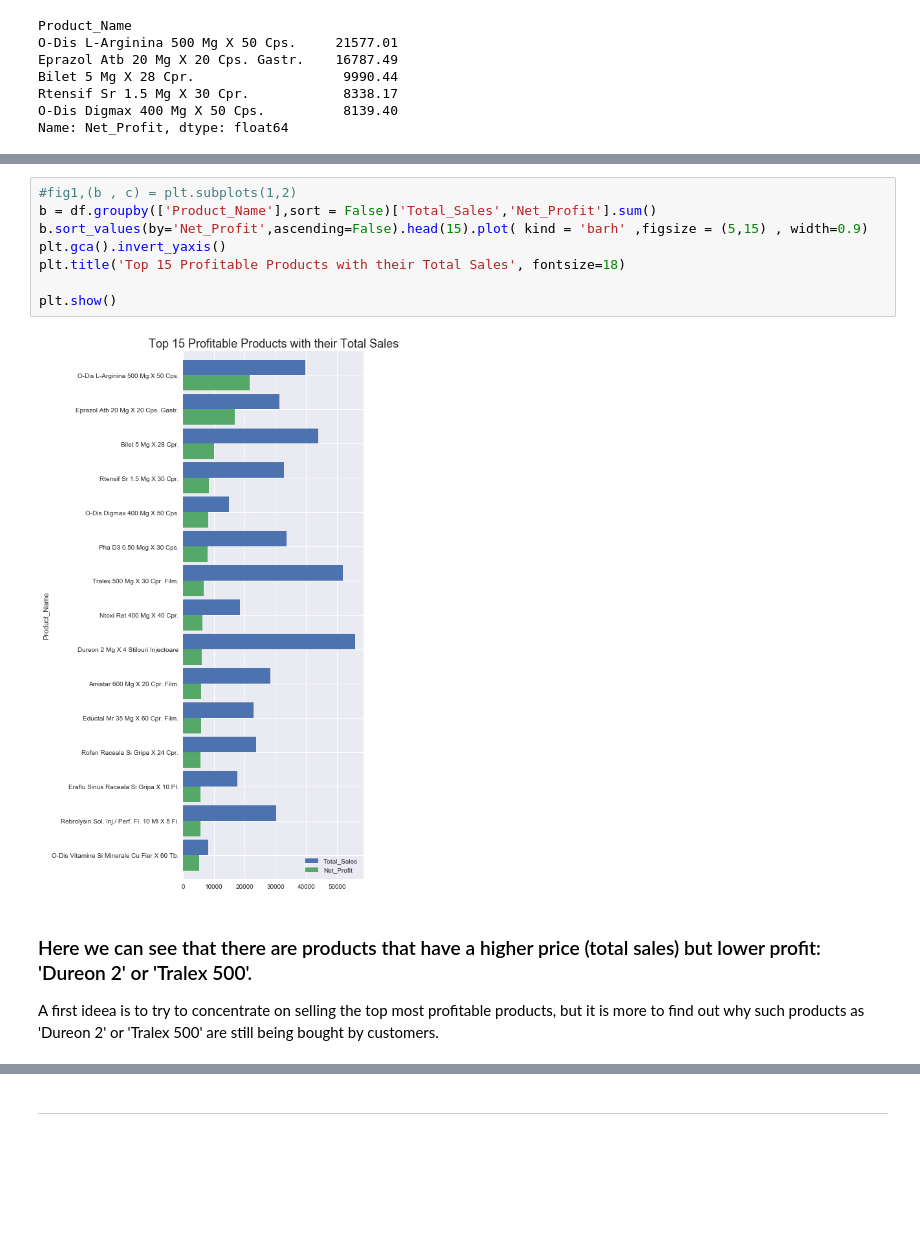
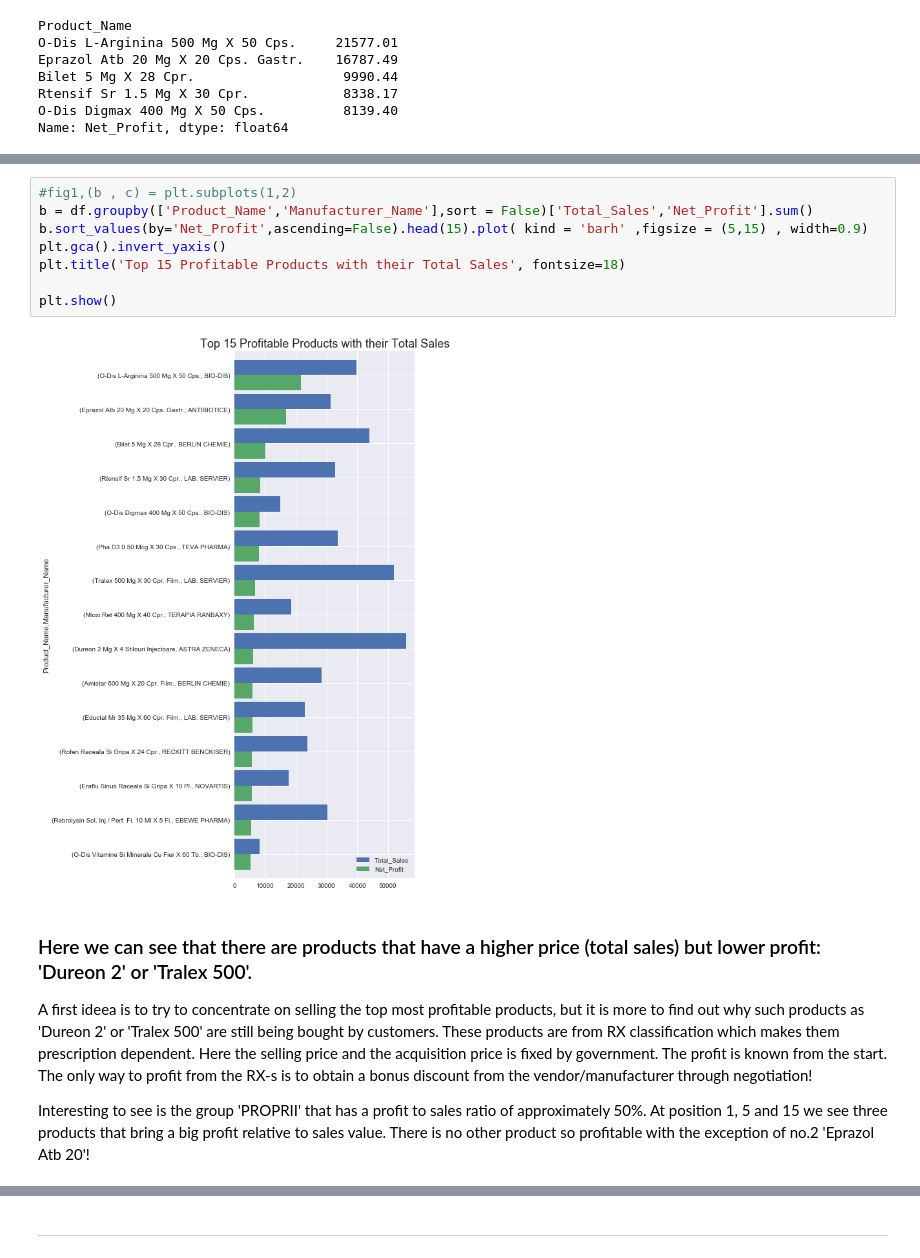
Before and after one commit to evian13/PrepCourse-Unit2, a Jupyter notebook: Capstone1 - data analysis report.ipynb, the cells around one changed output, grey strips where cells are left out. Saved outputs shown, nothing was run; the diff lists cells and outputs as text; blank space fills up the shorter version.

```diff
--- a/Capstone1 - data analysis report.ipynb
+++ b/Capstone1 - data analysis report.ipynb
@@ -301,15 +319,17 @@ plt.show()
 # %%
 #fig1,(b , c) = plt.subplots(1,2)
-b = df.groupby(['Product_Name'],sort = False)['Total_Sales','Net_Profit'].sum()
+b = df.groupby(['Product_Name','Manufacturer_Name'],sort = False)['Total_Sales','Net_Profit'].sum()
 b.sort_values(by='Net_Profit',ascending=False).head(15).plot( kind = 'barh' ,figsize = (5,15) , width=0.9)
 plt.gca().invert_yaxis()
 plt.title('Top 15 Profitable Products with their Total Sales', fontsize=18)
 
 plt.show()
 # %% [output]
-[figure, old version]
+[figure, new version]
 # %% [markdown]
 ### Here we can see that there are products that have a higher price (total sales) but lower profit: 'Dureon 2' or 'Tralex 500'.
 
-A first ideea is to try to concentrate on selling the top most profitable products, but it is more to find out why such products as 'Dureon 2' or 'Tralex 500' are still being bought by customers.
+A first ideea is to try to concentrate on selling the top most profitable products, but it is more to find out why such products as 'Dureon 2' or 'Tralex 500' are still being bought by customers. These products are from RX classification which makes them prescription dependent. Here the selling price and the acquisition price is fixed by government. The profit is known from the start. The only way to profit from the RX-s is to obtain a bonus discount from the vendor/manufacturer through negotiation!
+
+Interesting to see is the group 'PROPRII' that has a profit to sales ratio of approximately 50%. At position 1, 5 and 15 we see three products that bring a big profit relative to sales value. There is no other product so profitable with the exception of no.2 'Eprazol Atb 20'!
 # %%
```
Also changed, not shown: parts of 31 cells of this notebook.
